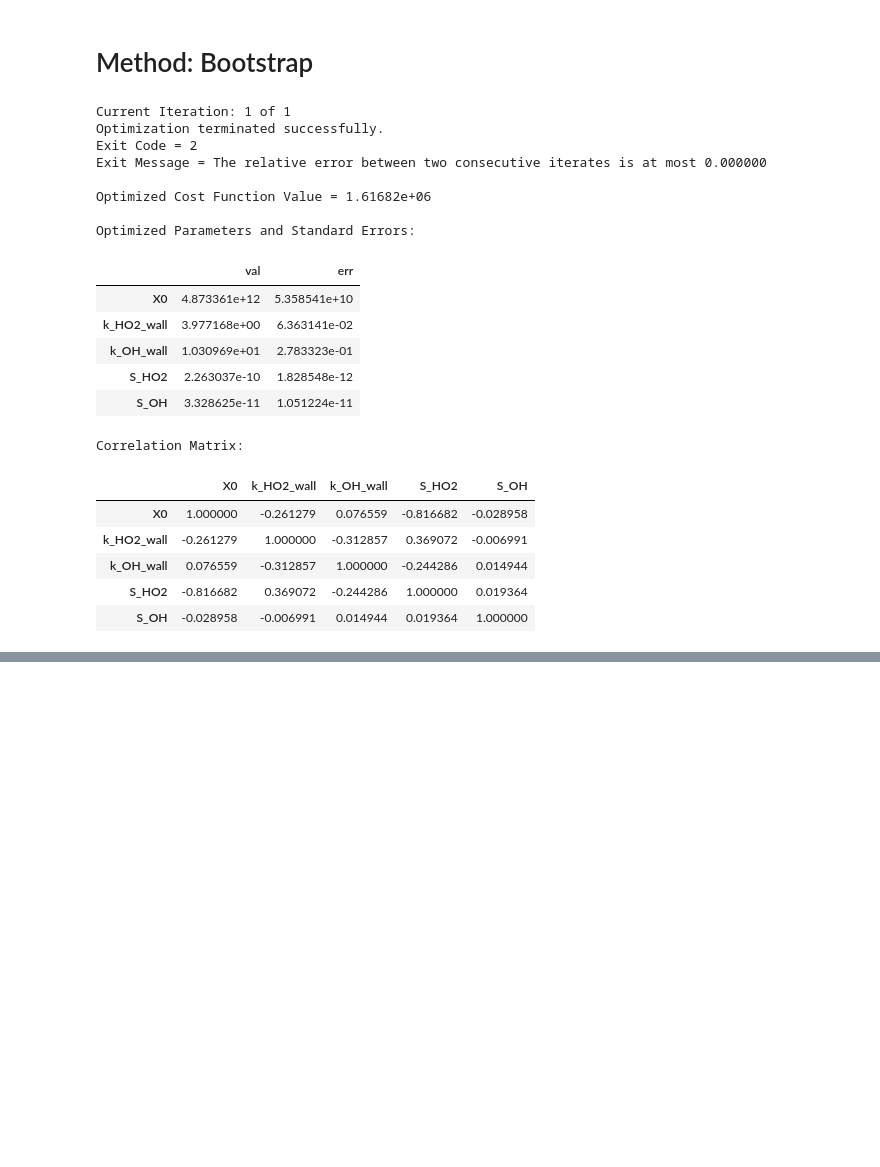
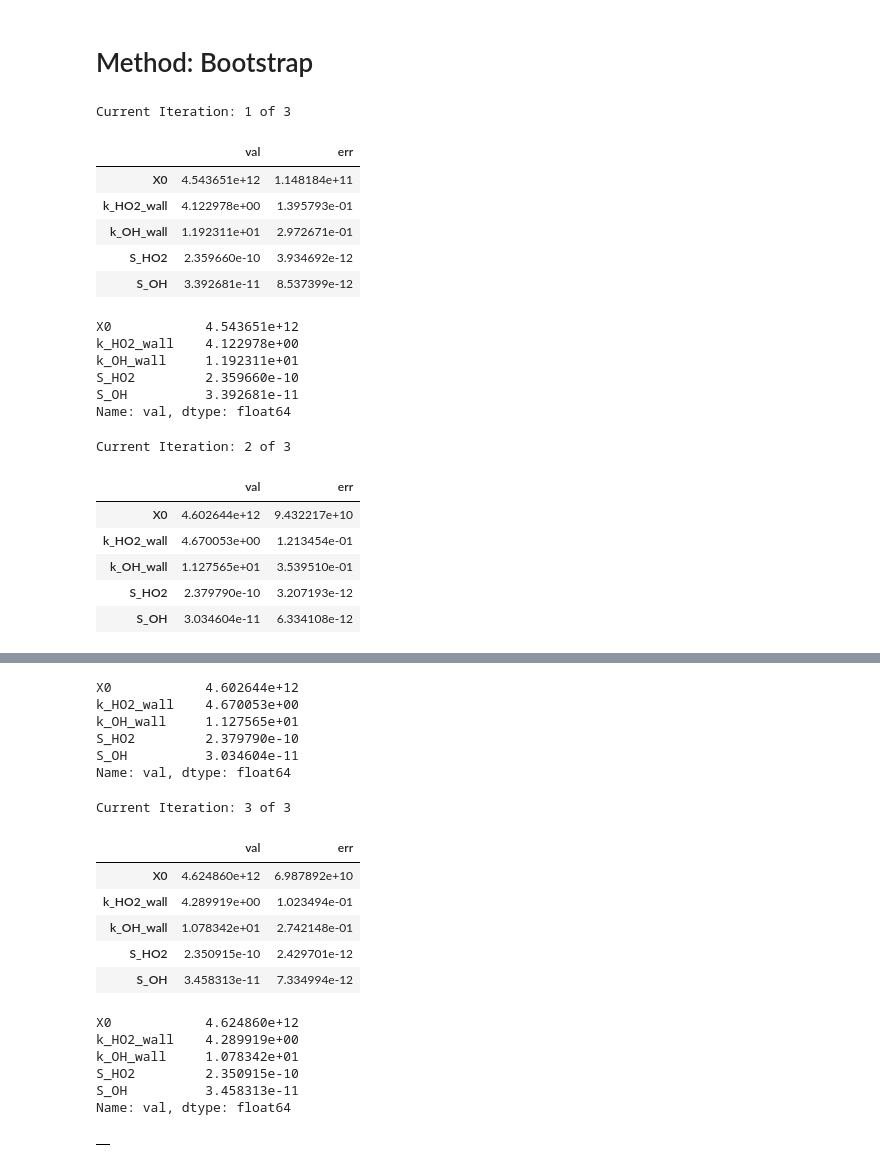
Before and after one commit to mdsmarte/ALS-Kinetic-Model, a Jupyter notebook: ex_notebook_1.ipynb, the cells around one changed output, grey strips where cells are left out. Drawn from its saved outputs; the diff is of its cells as text; code cells hidden in the pictures; blank space fills up the shorter version.

```diff
--- a/ex_notebook_1.ipynb
+++ b/ex_notebook_1.ipynb
@@ -487,26 +506,25 @@ df_p, df_cov_p, df_corr_p, cost, mesg, ier \
 # %% [markdown]
 # Method: Bootstrap
 # %%
-model.bootstrap(t, tbin, df_data, df_model_params, df_ALS_params, N=1)
+x = model.bootstrap(t, tbin, df_data, df_model_params, df_ALS_params, N=3)
 # %% [output]
-Current Iteration: 1 of 1
-Optimization terminated successfully.
-Exit Code = 2
-Exit Message = The relative error between two consecutive iterates is at most 0.000000
-
-Optimized Cost Function Value = 1.61682e+06
-
-Optimized Parameters and Standard Errors:
+Current Iteration: 1 of 3
 |  | val | err |
-| X0 | 4.873361e+12 | 5.358541e+10 |
-| k_HO2_wall | 3.977168e+00 | 6.363141e-02 |
-| k_OH_wall | 1.030969e+01 | 2.783323e-01 |
-| S_HO2 | 2.263037e-10 | 1.828548e-12 |
-| S_OH | 3.328625e-11 | 1.051224e-11 |
+| X0 | 4.543651e+12 | 1.148184e+11 |
+| k_HO2_wall | 4.122978e+00 | 1.395793e-01 |
+| k_OH_wall | 1.192311e+01 | 2.972671e-01 |
+| S_HO2 | 2.359660e-10 | 3.934692e-12 |
+| S_OH | 3.392681e-11 | 8.537399e-12 |
-Correlation Matrix:
+X0            4.543651e+12
+k_HO2_wall    4.122978e+00
+k_OH_wall     1.192311e+01
+S_HO2         2.359660e-10
+S_OH          3.392681e-11
+Name: val, dtype: float64
+Current Iteration: 2 of 3
-|  | X0 | k_HO2_wall | k_OH_wall | S_HO2 | S_OH |
-| X0 | 1.000000 | -0.261279 | 0.076559 | -0.816682 | -0.028958 |
-| k_HO2_wall | -0.261279 | 1.000000 | -0.312857 | 0.369072 | -0.006991 |
-| k_OH_wall | 0.076559 | -0.312857 | 1.000000 | -0.244286 | 0.014944 |
-| S_HO2 | -0.816682 | 0.369072 | -0.244286 | 1.000000 | 0.019364 |
-| S_OH | -0.028958 | -0.006991 | 0.014944 | 0.019364 | 1.000000 |
+|  | val | err |
+| X0 | 4.602644e+12 | 9.432217e+10 |
+| k_HO2_wall | 4.670053e+00 | 1.213454e-01 |
+| k_OH_wall | 1.127565e+01 | 3.539510e-01 |
+| S_HO2 | 2.379790e-10 | 3.207193e-12 |
+| S_OH | 3.034604e-11 | 6.334108e-12 |
@@ -515,3 +531,26 @@ Correlation Matrix:
+X0            4.602644e+12
+k_HO2_wall    4.670053e+00
+k_OH_wall     1.127565e+01
+S_HO2         2.379790e-10
+S_OH          3.034604e-11
+Name: val, dtype: float64
+Current Iteration: 3 of 3
+|  | val | err |
+| X0 | 4.624860e+12 | 6.987892e+10 |
+| k_HO2_wall | 4.289919e+00 | 1.023494e-01 |
+| k_OH_wall | 1.078342e+01 | 2.742148e-01 |
+| S_HO2 | 2.350915e-10 | 2.429701e-12 |
+| S_OH | 3.458313e-11 | 7.334994e-12 |
+X0            4.624860e+12
+k_HO2_wall    4.289919e+00
+k_OH_wall     1.078342e+01
+S_HO2         2.350915e-10
+S_OH          3.458313e-11
+Name: val, dtype: float64
+# %%
+display(x)
+# %% [output]
+|  |
 # %%
 import importlib
 importlib.reload(ALS)
```
Also changed, not shown: parts of 2 cells of this notebook, 1 other file.
